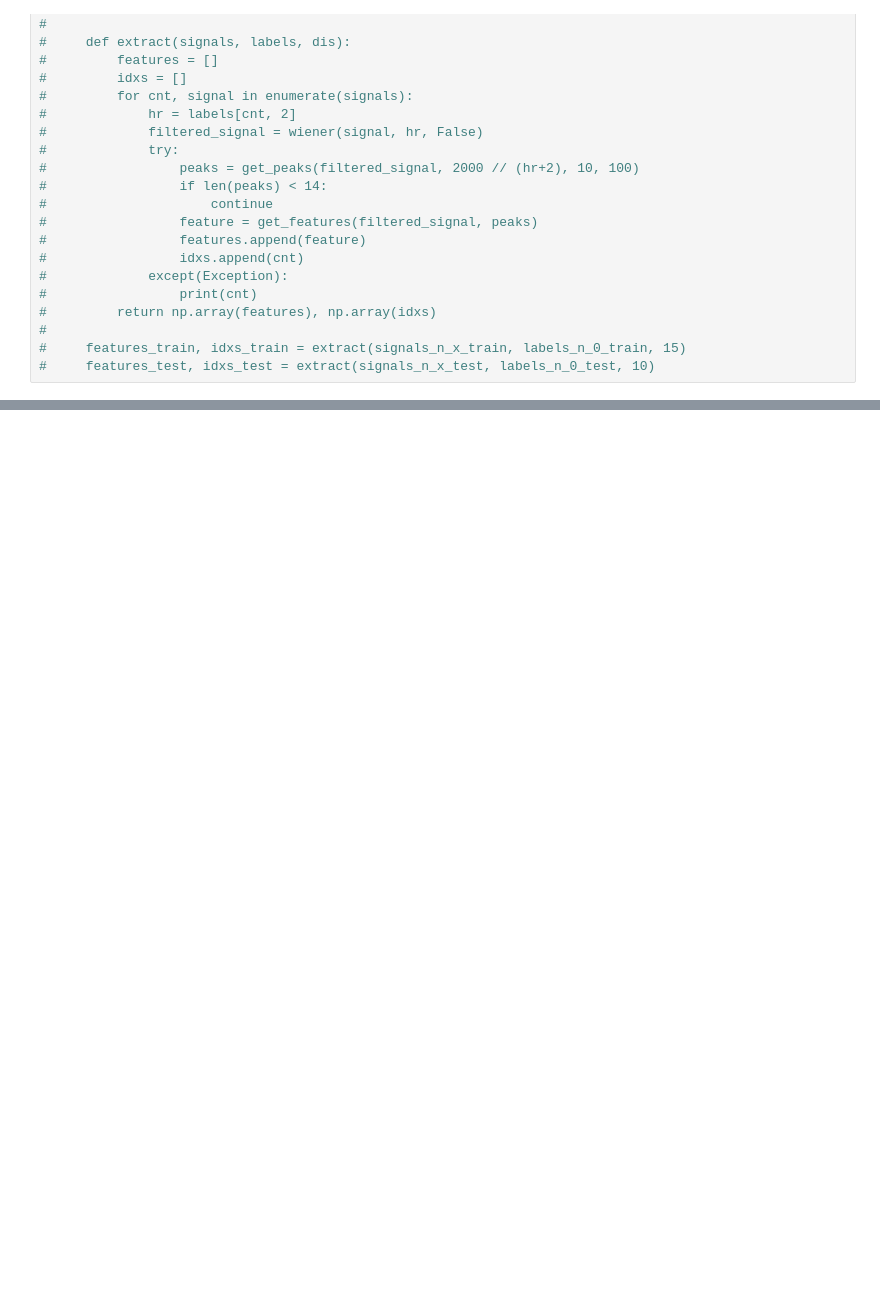
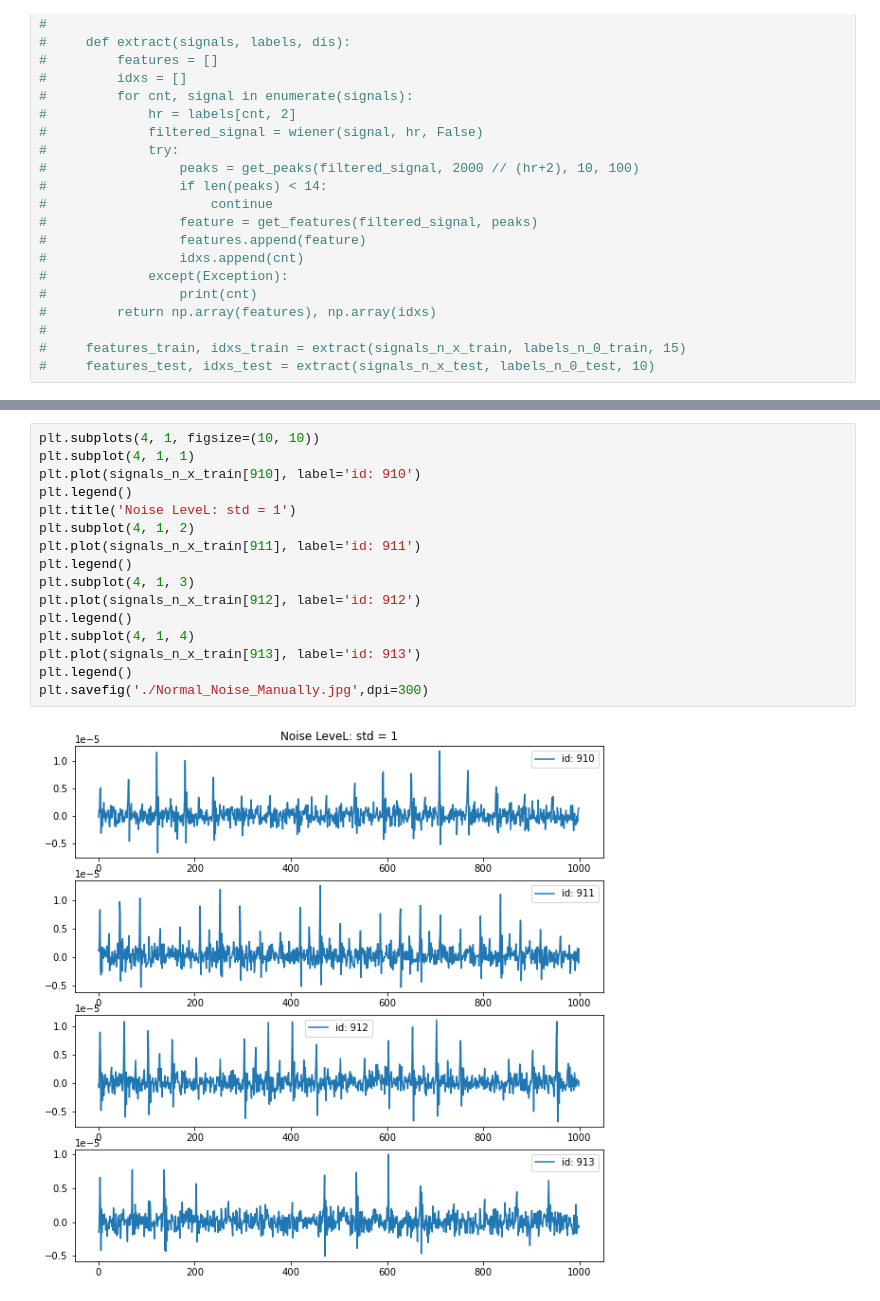
Before and after one commit to A-Big-Tortoise/NRSR_Research, a Jupyter notebook: Code/Week7/Normal_Noise.ipynb, the cells around one changed output, grey strips where cells are left out. Saved outputs shown, nothing was run; the diff lists cells and outputs as text; blank space fills up the shorter version.

```diff
--- a/Code/Week7/Normal_Noise.ipynb
+++ b/Code/Week7/Normal_Noise.ipynb
@@ -388,0 +389,18 @@ idxs_train
+# %%
+plt.subplots(4, 1, figsize=(10, 10))
+plt.subplot(4, 1, 1)
+plt.plot(signals_n_x_train[910], label='id: 910')
+plt.legend()
+plt.title('Noise LeveL: std = 1')
+plt.subplot(4, 1, 2)
+plt.plot(signals_n_x_train[911], label='id: 911')
+plt.legend()
+plt.subplot(4, 1, 3)
+plt.plot(signals_n_x_train[912], label='id: 912')
+plt.legend()
+plt.subplot(4, 1, 4)
+plt.plot(signals_n_x_train[913], label='id: 913')
+plt.legend()
+plt.savefig('./Normal_Noise_Manually.jpg',dpi=300)
+# %% [output]
+[figure, added]
```
Also changed, not shown: parts of 4 cells of this notebook, 25 other files.
